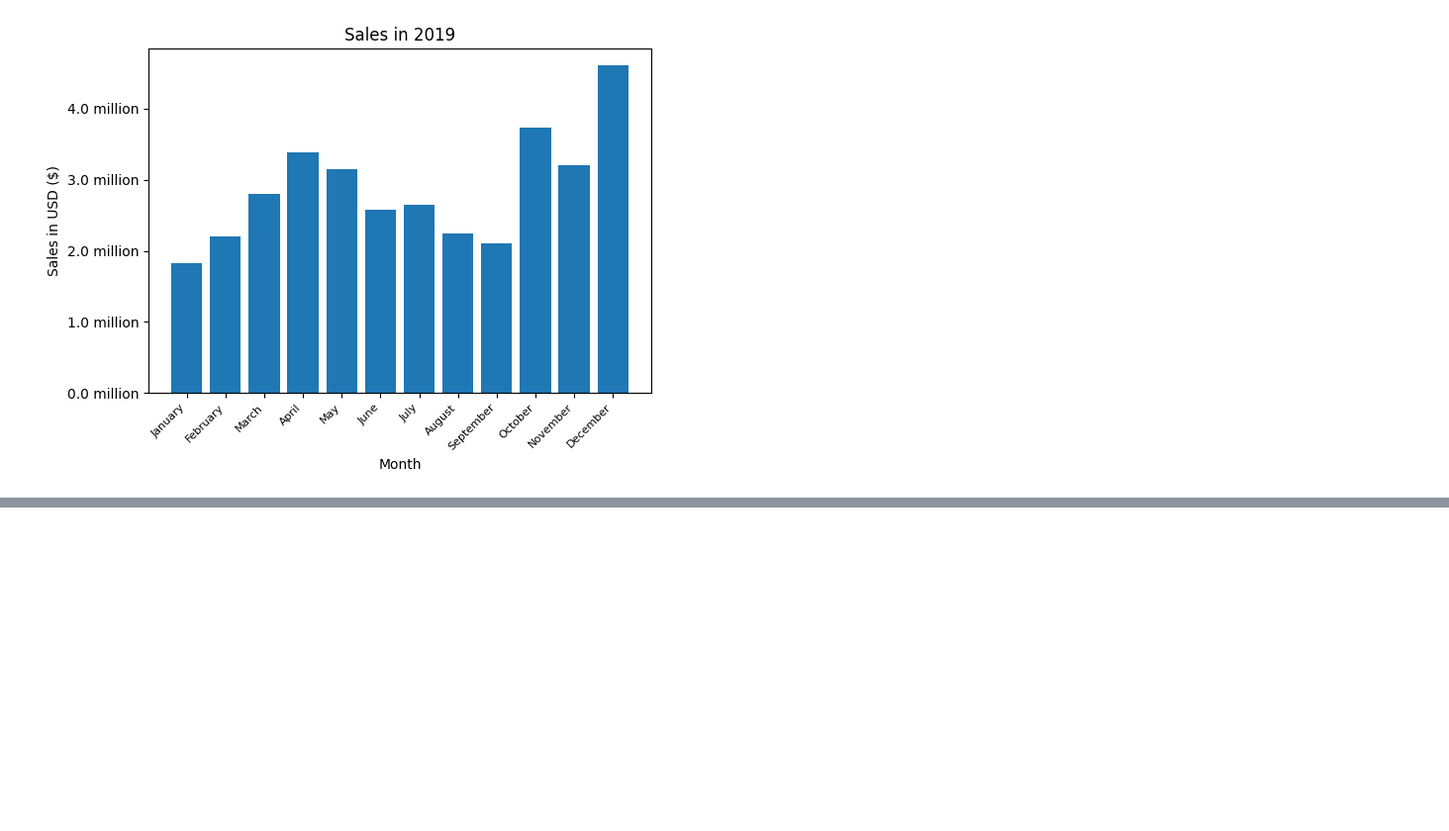
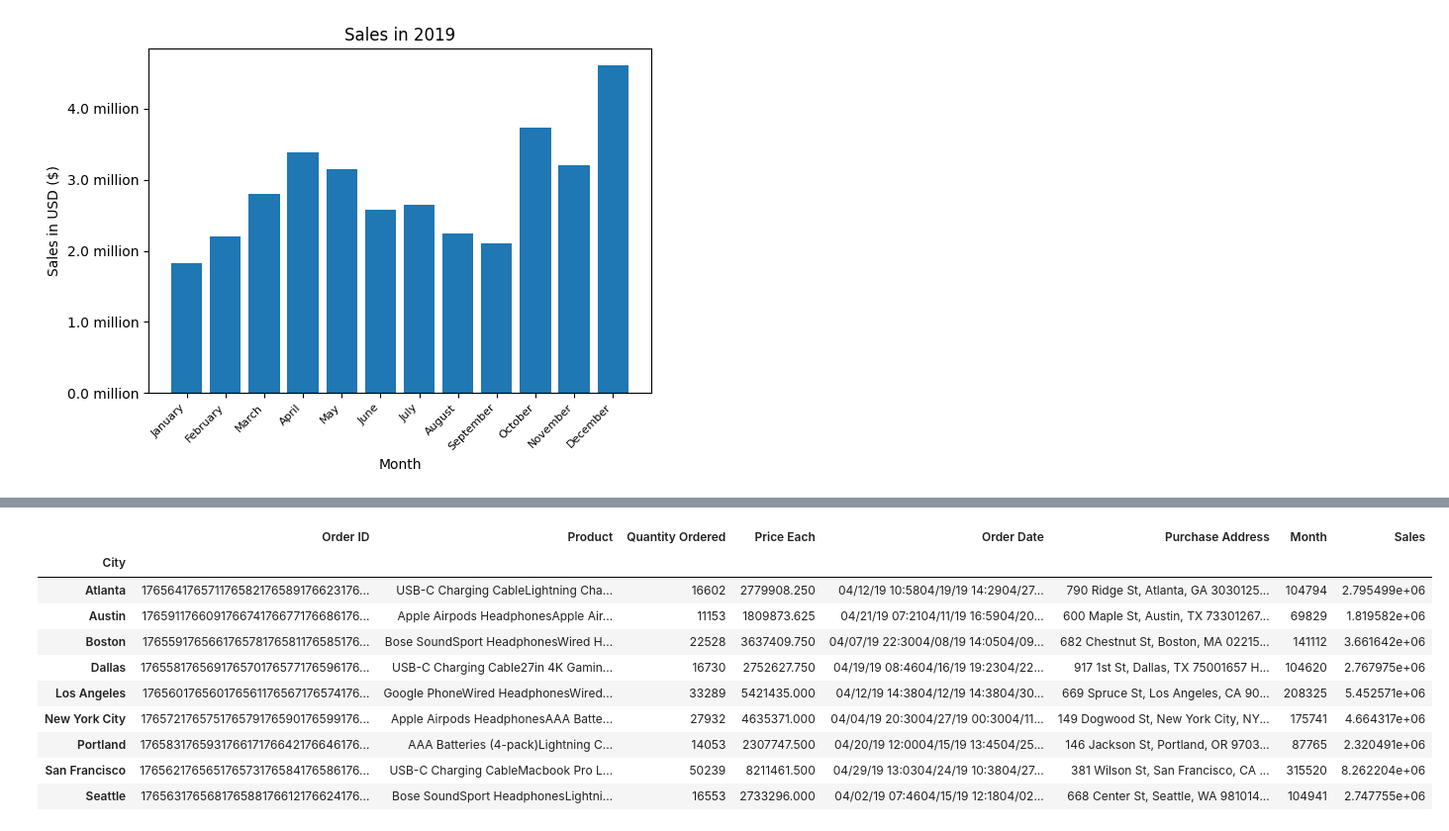
Before and after one commit to Rapapap/Pandas-Data-Science-Task, a Jupyter notebook: Sales_Analysis.ipynb, the cells around one changed output, grey strips where cells are left out. Shown: that part at 99% size. Cells and saved outputs as stored; diff of their text form; code cells hidden in the pictures; blank space fills up the shorter version.

```diff
--- a/Sales_Analysis.ipynb
+++ b/Sales_Analysis.ipynb
@@ -108,0 +139,15 @@ plt.show()
+# %%
+results = all_data.groupby('City').sum()
+results
+# %% [output]
+|  | Order ID | Product | Quantity Ordered | Price Each | Order Date | Purchase Address | Month | Sales |
+| City |  |  |  |  |  |  |  |  |
+| Atlanta | 176564176571176582176589176623176... | USB-C Charging CableLightning Cha... | 16602 | 2779908.250 | 04/12/19 10:5804/19/19 14:2904/27... | 790 Ridge St, Atlanta, GA 3030125... | 104794 | 2.795499e+06 |
+| Austin | 176591176609176674176677176686176... | Apple Airpods HeadphonesApple Air... | 11153 | 1809873.625 | 04/21/19 07:2104/11/19 16:5904/20... | 600 Maple St, Austin, TX 73301267... | 69829 | 1.819582e+06 |
+| Boston | 176559176566176578176581176585176... | Bose SoundSport HeadphonesWired H... | 22528 | 3637409.750 | 04/07/19 22:3004/08/19 14:0504/09... | 682 Chestnut St, Boston, MA 02215... | 141112 | 3.661642e+06 |
+| Dallas | 176558176569176570176577176596176... | USB-C Charging Cable27in 4K Gamin... | 16730 | 2752627.750 | 04/19/19 08:4604/16/19 19:2304/22... | 917 1st St, Dallas, TX 75001657 H... | 104620 | 2.767975e+06 |
+| Los Angeles | 176560176560176561176567176574176... | Google PhoneWired HeadphonesWired... | 33289 | 5421435.000 | 04/12/19 14:3804/12/19 14:3804/30... | 669 Spruce St, Los Angeles, CA 90... | 208325 | 5.452571e+06 |
+| New York City | 176572176575176579176590176599176... | Apple Airpods HeadphonesAAA Batte... | 27932 | 4635371.000 | 04/04/19 20:3004/27/19 00:3004/11... | 149 Dogwood St, New York City, NY... | 175741 | 4.664317e+06 |
+| Portland | 176583176593176617176642176646176... | AAA Batteries (4-pack)Lightning C... | 14053 | 2307747.500 | 04/20/19 12:0004/15/19 13:4504/25... | 146 Jackson St, Portland, OR 9703... | 87765 | 2.320491e+06 |
+| San Francisco | 176562176565176573176584176586176... | USB-C Charging CableMacbook Pro L... | 50239 | 8211461.500 | 04/29/19 13:0304/24/19 10:3804/27... | 381 Wilson St, San Francisco, CA ... | 315520 | 8.262204e+06 |
+| Seattle | 176563176568176588176612176624176... | Bose SoundSport HeadphonesLightni... | 16553 | 2733296.000 | 04/02/19 07:4604/15/19 12:1804/02... | 668 Center St, Seattle, WA 981014... | 104941 | 2.747755e+06 |
```
Also changed, not shown: parts of 6 cells of this notebook.
